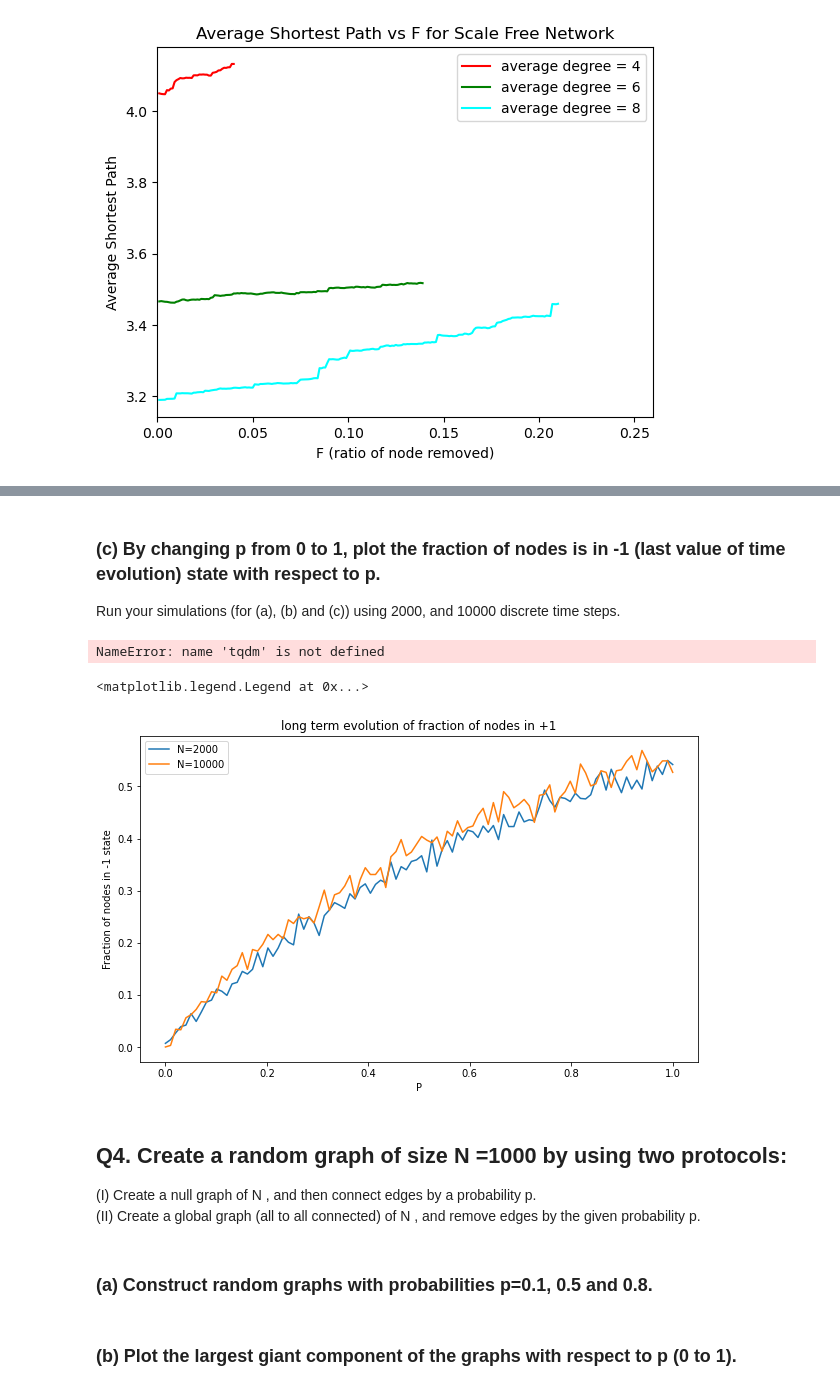
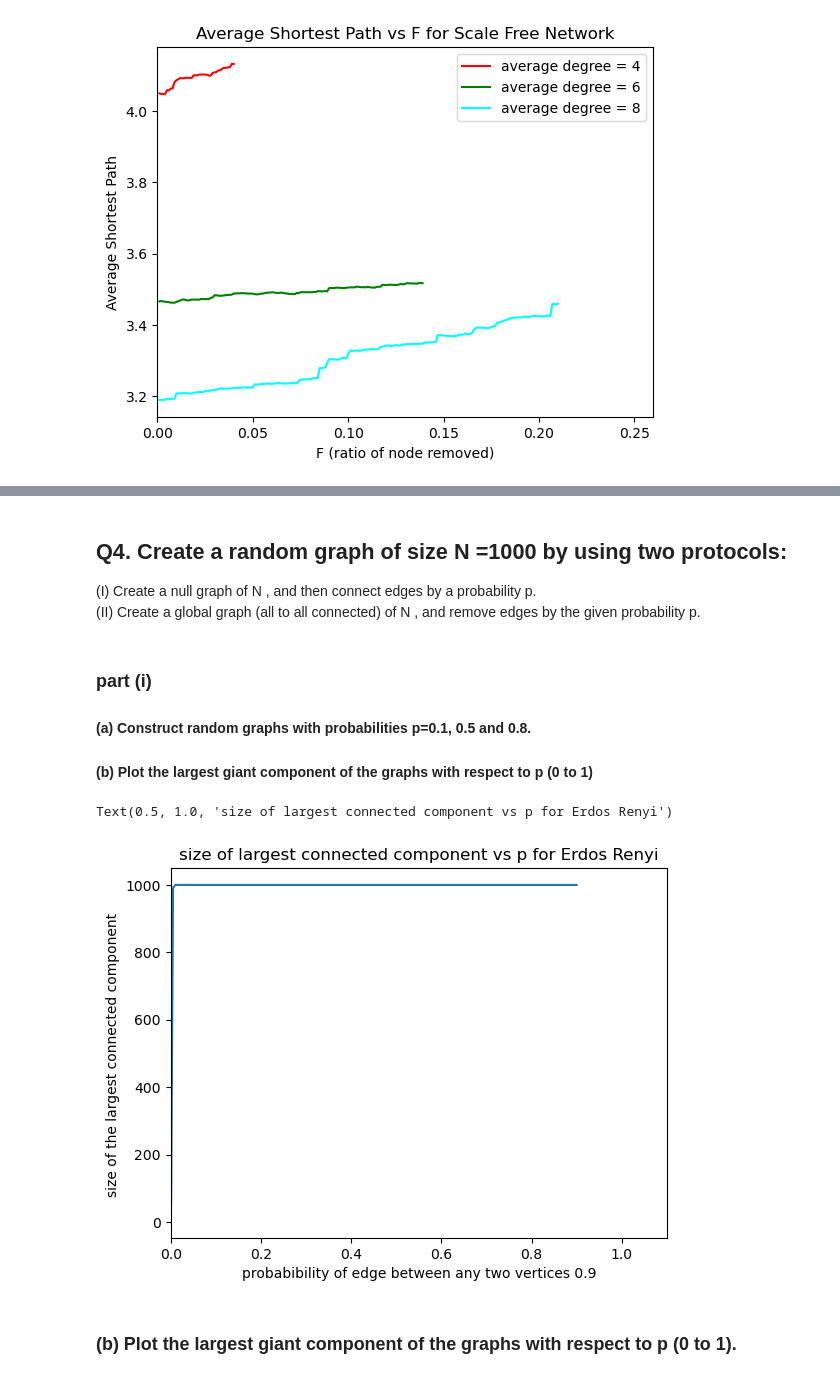
Before and after one commit to tathagatoroy/Dynamical-Processes-in-Complex-Networks, a Jupyter notebook: Assignment_2/Assignment_2.ipynb, the cells around one changed output, grey strips where cells are left out. Saved outputs shown, nothing was run; the diff lists cells and outputs as text; code cells hidden in the pictures.

```diff
--- a/Assignment_2/Assignment_2.ipynb
+++ b/Assignment_2/Assignment_2.ipynb
@@ -507,46 +267,30 @@ for j in range(3):
-# %% [markdown]
-### (c) By changing p from 0 to 1, plot the fraction of nodes is in -1 (last value of time evolution) state with respect to p.
-Run your simulations (for (a), (b) and (c)) using 2000,
-and 10000 discrete time steps.
-# %%
-p_val = np.linspace(0,1,100)
-gamma = 0.8
-ev_2000 = []
-ev_10000 = []
-for j in tqdm(range(100)):
-    init_state = og_state.copy()
-    for i in range(10000):
-        random_number = random.randint(0, 999)
-        if init_state[random_number] == 1:
-            node_index = random_number
-            neighbors = np.where(adj_matrix[node_index] == 1)[0]
-            if -1 in init_state[neighbors]:
-                if np.random.rand() < p_val[j]:
-                    init_state[random_number] = -1
-        elif init_state[random_number] == -1:
-            if np.random.rand() < gamma:
-                init_state[random_number] = 1
-        if i == 1999:
-            ev_2000.append(np.sum(init_state == -1)/n_nodes)
-    ev_10000.append(np.sum(init_state == -1)/n_nodes)
-# %% [output]
-NameError: name 'tqdm' is not defined
-# %%
-plt.figure(figsize=(10,6))
-plt.plot(p_val,ev_2000, label = "N=2000")
-plt.plot(p_val,ev_10000, label = "N=10000")
-plt.title("long term evolution of fraction of nodes in +1")
-plt.xlabel("P")
-plt.ylabel("Fraction of nodes in -1 state")
-plt.legend()
-# %% [output]
-<matplotlib.legend.Legend at 0x...>
-[figure, removed]
 # %% [markdown]
 ## Q4. Create a random graph of size N =1000 by using two protocols:
 (I) Create a null graph of N , and then connect edges by a probability p.
 (II) Create a global graph (all to all connected) of N , and remove edges by the given probability p.
 # %% [markdown]
-### (a) Construct random graphs with probabilities p=0.1, 0.5 and 0.8.
+### part (i)
+#### (a) Construct random graphs with probabilities p=0.1, 0.5 and 0.8.
+#### (b) Plot the largest giant component of the graphs with respect to p (0 to 1)
+# %%
+N = 1000
+ps = [0.0001, 0.001, 0.005, 0.01, 0.05,0.1, 0.2,0.5,0.8,0.9]
+largest_giant_component_ratio = []
+for i,p in enumerate(ps):
+    G = nx.erdos_renyi_graph(N,p)
+    cc_sizes = [len(c) for c in sorted(nx.connected_components(G), key = len, reverse = True)]
+    #print("Number of Connected components : {0}".format(len(cc_sizes)))
+    #print("size of the Graph : {0}  and size of the largest component : {1}".format(size,cc_sizes[0] ))
+    #print(cc_sizes[0])
+    largest_giant_component_ratio.append(cc_sizes[0])
+
+plt.plot(ps, largest_giant_component_ratio)
+plt.xlabel("probabibility of edge between any two vertices " + str(p))
+plt.ylabel("size of the largest connected component ")
+plt.xlim(0,1.10)
+plt.title("size of largest connected component vs p for Erdos Renyi")
+# %% [output]
+Text(0.5, 1.0, 'size of largest connected component vs p for Erdos Renyi')
+[figure, added]
 # %% [markdown]
 ### (b) Plot the largest giant component of the graphs with respect to p (0 to 1).
```
Also changed, not shown: parts of 34 cells of this notebook, 1 other file.
